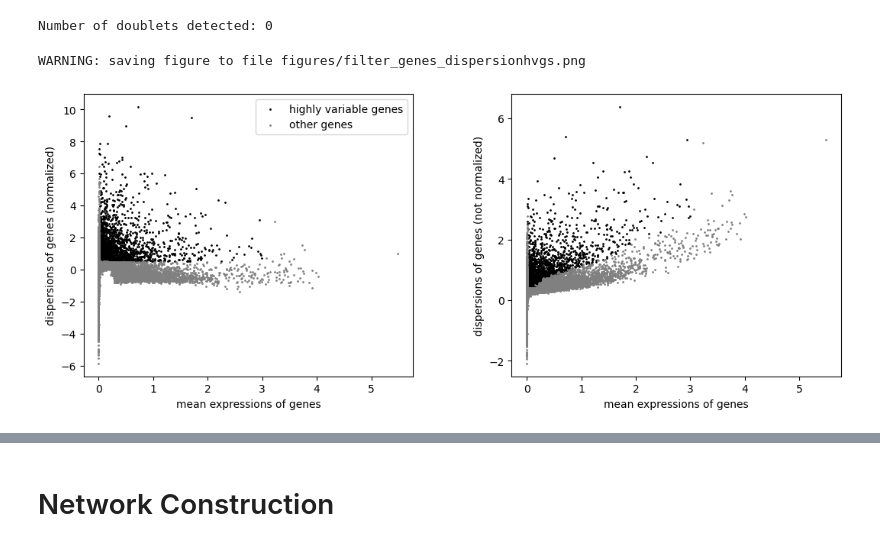
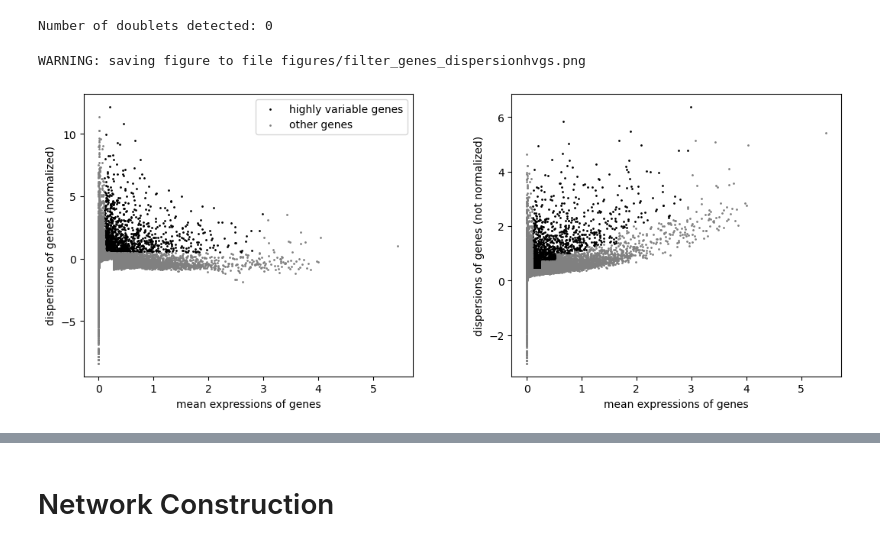
Before and after one commit to tommasoravasio/scRNAseq-GNN-binary-tp53, a Jupyter notebook: notebooks/main_experiment.ipynb, the cells around one changed output, grey strips where cells are left out. Saved outputs shown, nothing was run; the diff lists cells and outputs as text; code cells hidden in the pictures.

```diff
--- a/notebooks/main_experiment.ipynb
+++ b/notebooks/main_experiment.ipynb
@@ -158,16 +156,16 @@ sc.pp.log1p(adata)
 # %%
 #Feature selection
 adata.layers["pre_feature_selection"] = adata.X.copy()
 
 # sc.pp.highly_variable_genes(
 #     adata,
 #     n_top_genes=2000)
-sc.pp.highly_variable_genes(adata, min_mean=0.0125, max_mean=3, min_disp=0.5, batch_key="mutation_status")   #AGGIUNGI BATCH KEY
+sc.pp.highly_variable_genes(adata, min_mean=0.1, max_mean=3, min_disp=0.5 )   #BATCH KEY
 sc.pl.highly_variable_genes(adata, save="hvgs.png")
 adata = adata[:, adata.var.highly_variable]
 # %% [output]
 WARNING: saving figure to file figures/filter_genes_dispersionhvgs.png
-[figure, old version]
+[figure, new version]
 # %%
 #pca
 sc.tl.pca(adata, n_comps=1000)
```
Also changed, not shown: parts of 21 cells of this notebook, 20 other files.
